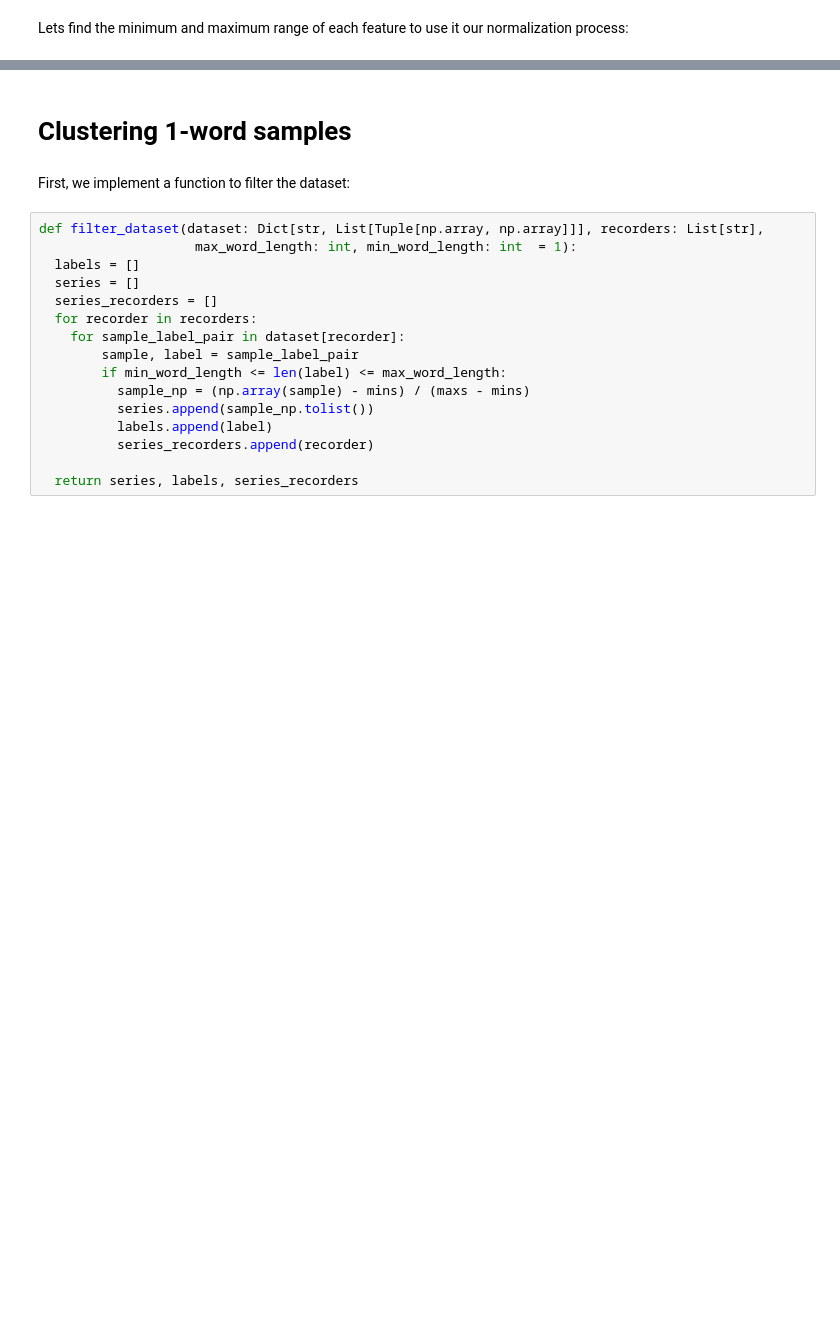
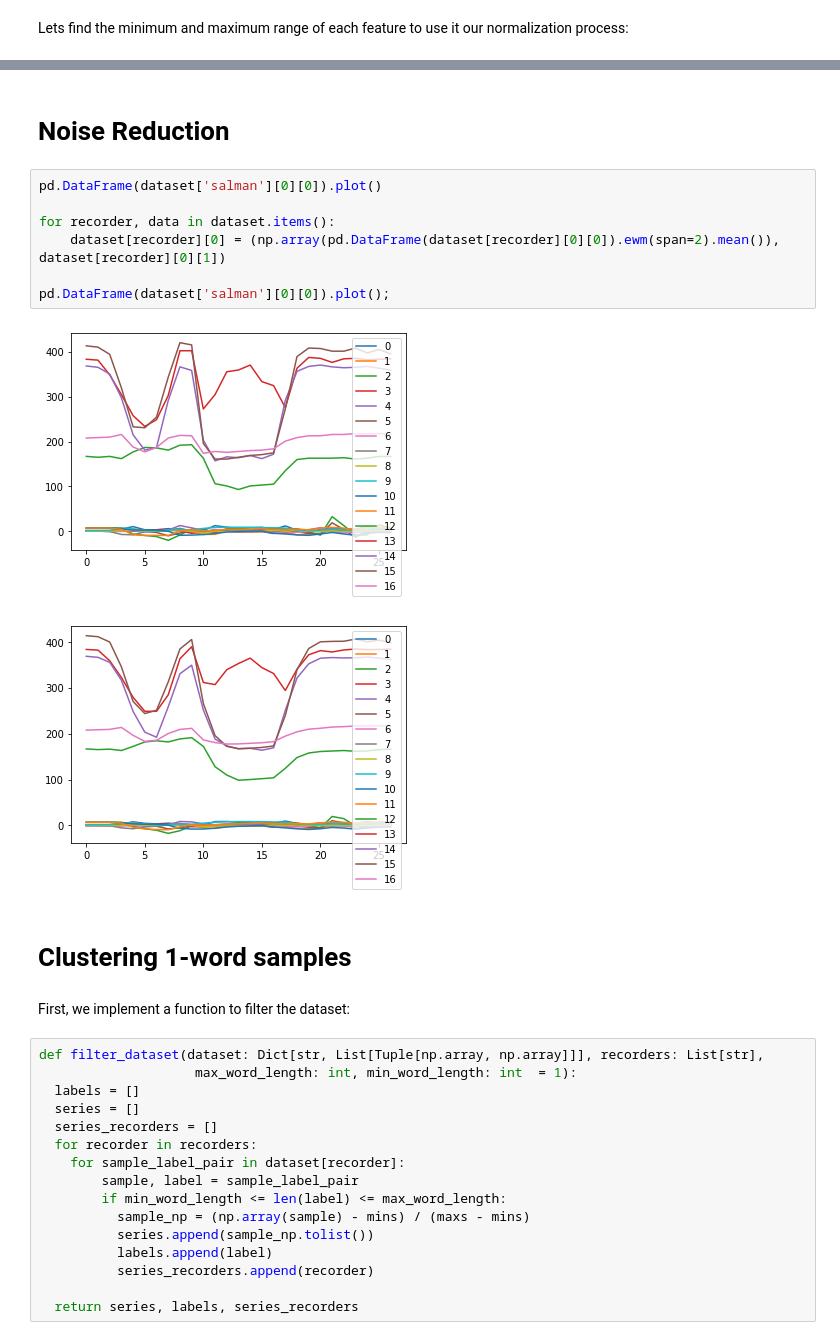
Before and after one commit to Amirparsa-Sal/Sign-Language-Glove-Time-Series-Clustering, a Jupyter notebook: agglomerative_clustering.ipynb, the cells around one changed output, grey strips where cells are left out. Cells and saved outputs as stored; diff of their text form; blank space fills up the shorter version.

```diff
--- a/agglomerative_clustering.ipynb
+++ b/agglomerative_clustering.ipynb
@@ -241,4 +226,16 @@ print(maxs)
   380.    ]]
+# %% [markdown]
+# Noise Reduction
+# %%
+pd.DataFrame(dataset['salman'][0][0]).plot()
+
+for recorder, data in dataset.items():
+    dataset[recorder][0] = (np.array(pd.DataFrame(dataset[recorder][0][0]).ewm(span=2).mean()), dataset[recorder][0][1])
+
+pd.DataFrame(dataset['salman'][0][0]).plot();
+# %% [output]
+[figure, added]
+[figure, added]
 # %% [markdown]
 # Clustering 1-word samples
 # %% [markdown]
```
Also changed, not shown: parts of 9 cells of this notebook, 2 other files.
